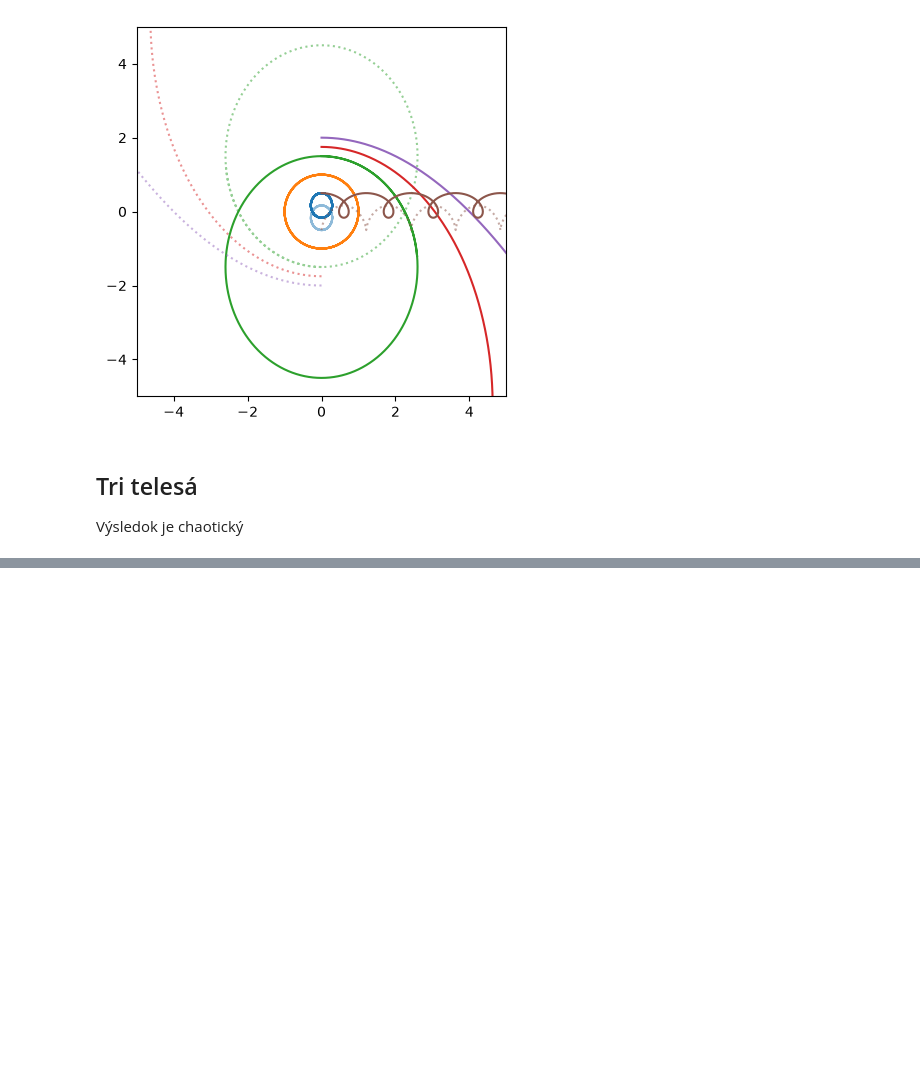
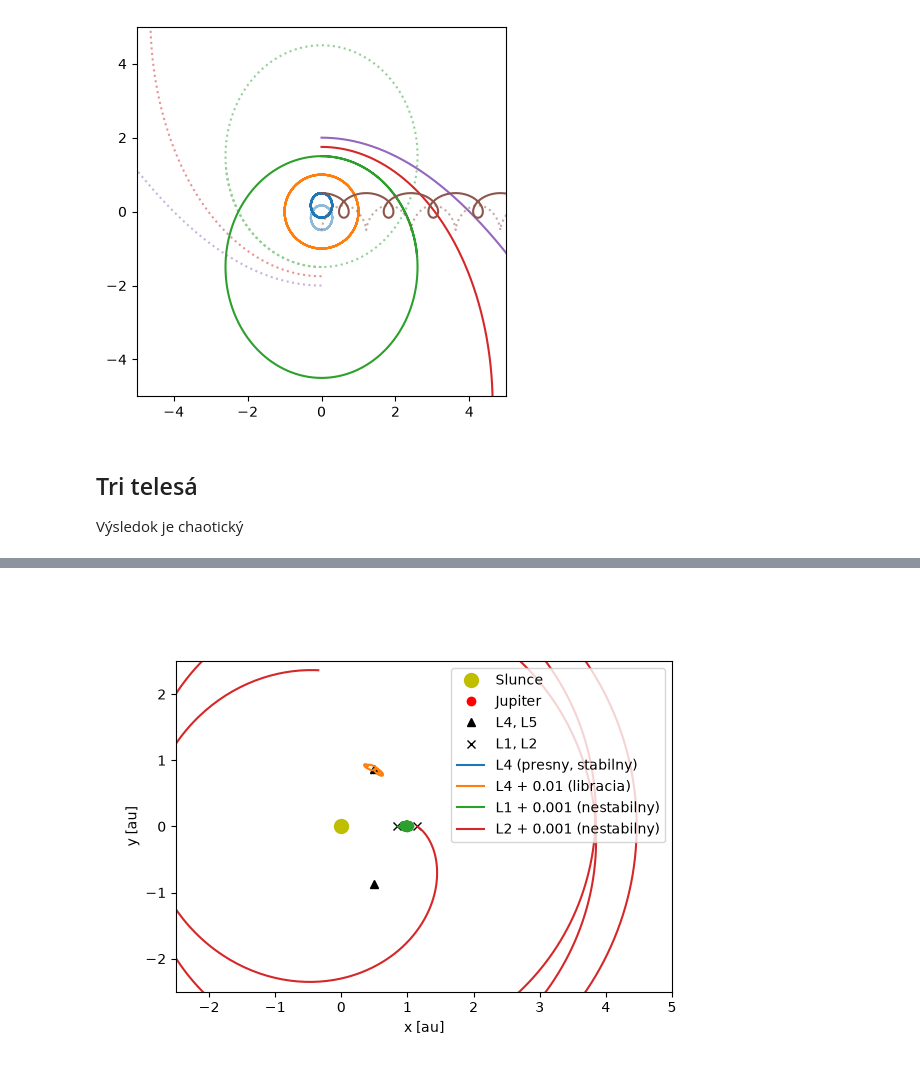
Before and after one commit to emil-varga/mechanika, a Jupyter notebook: python/notebooks/10_gravitace.ipynb, the cells around one changed output, grey strips where cells are left out. Drawn from its saved outputs; the diff is of its cells as text; code cells hidden in the pictures; blank space fills up the shorter version.

Commit message:
Lagrangeove body

```diff
--- a/python/notebooks/10_gravitace.ipynb
+++ b/python/notebooks/10_gravitace.ipynb
@@ -178,0 +181,90 @@ for r0 in [1]:
+# %%
+G = 1
+m1 = 1 # Slunce
+m2 = 0.01 # napr. Jupiter
+m3 = 1 # testovacia castica (e.g., satelit)
+
+r12 = 1.0
+omega = np.sqrt(G*(m1+m2)/r12**3) # obezna uhlova frekvence
+
+def akceleraceLB(t, rv):
+    x3, y3, vx3, vy3 = rv
+
+    dx13 = x3 - x1
+    dy13 = y3 - y1
+
+    dx32 = x3 - x2
+    dy32 = y3 - y2
+
+    _r13 = np.sqrt(dx13**2 + dy13**2)
+    _r32 = np.sqrt(dx32**2 + dy32**2)
+
+    F13x = - G*m1*m3/_r13**3 * dx13
+    F13y = - G*m1*m3/_r13**3 * dy13
+
+    F32x = - G*m3*m2/_r32**3 * dx32
+    F32y = - G*m3*m2/_r32**3 * dy32
+
+    F3x = F13x + F32x + 2*m3*omega*vy3 + m3*omega**2*x3
+    F3y = F13y + F32y - 2*m3*omega*vx3 + m3*omega**2*y3
+
+    a3_x = F3x / m3
+    a3_y = F3y / m3
+
+    return [vx3, vy3, a3_x, a3_y]
+
+fig, ax = plt.subplots()
+ax.set_aspect("equal")
+
+from scipy.optimize import root_scalar
+
+# tazisko v strede
+x1, y1 = -m2 / (m1 + m2), 0.0
+x2, y2 = m1 / (m1 + m2), 0.0
+
+# L4 a L5 (rovnostranne trojuholniky)
+x_L = x1 + 0.5 * r12
+y_L = np.sqrt(3)/2 * r12
+
+# Kolinearne Lagrangeove body L1 a L2 (pozdlz osi x, y=0)
+def F_eff_x(x):
+    f1 = - G * m1 * np.sign(x - x1) / (x - x1)**2
+    f2 = - G * m2 * np.sign(x - x2) / (x - x2)**2
+    f_cf = omega**2 * x
+    return f1 + f2 + f_cf
+
+x_L1 = root_scalar(F_eff_x, bracket=[x1 + 0.01, x2 - 1e-4]).root
+x_L2 = root_scalar(F_eff_x, bracket=[x2 + 1e-4, x2 + 1.0]).root
+
+# Polohy telies a Lagrangeovych bodov
+ax.plot(x1, y1, 'yo', markersize=10, label='Slunce')
+ax.plot(x2, y2, 'ro', markersize=6, label='Jupiter')
+ax.plot([x_L, x_L], [y_L, -y_L], 'k^', markersize=6, label='L4, L5')
+ax.plot([x_L1, x_L2], [0, 0], 'kx', markersize=6, label='L1, L2')
+
+for x3s in [
+    (x_L, y_L, "L4 (presny, stabilny)"),
+    (x_L + 0.01, y_L, "L4 + 0.01 (libracia)"),
+    (x_L1 + 0.001, 0, "L1 + 0.001 (nestabilny)"),
+    (x_L2 + 0.001, 0, "L2 + 0.001 (nestabilny)")
+    ]:
+    x3, y3, label = x3s
+
+    # pociatocne polohy a rychlosti, rychlosti vsetky 0
+    _y0 = [x3, y3, 0, 0]
+
+    T_max = 30
+    t_eval = np.linspace(0, T_max, 1000)
+
+    sol = solve_ivp(akceleraceLB, (0, T_max), y0=_y0, dense_output=True)
+    traj = sol.sol(t_eval)
+    ax.plot(traj[0,:], traj[1,:], label=label)
+
+
+ax.set_xlabel('x [au]')
+ax.set_ylabel('y [au]')
+ax.legend(loc='upper right')
+
+ax.set_xlim(-2.5, 5)
+ax.set_ylim(-2.5, 2.5)
+# %% [output]
@@ -178,0 +272 @@ for r0 in [1]:
+[figure, added]
```
Also changed, not shown: parts of 4 cells of this notebook, 1 other file.
